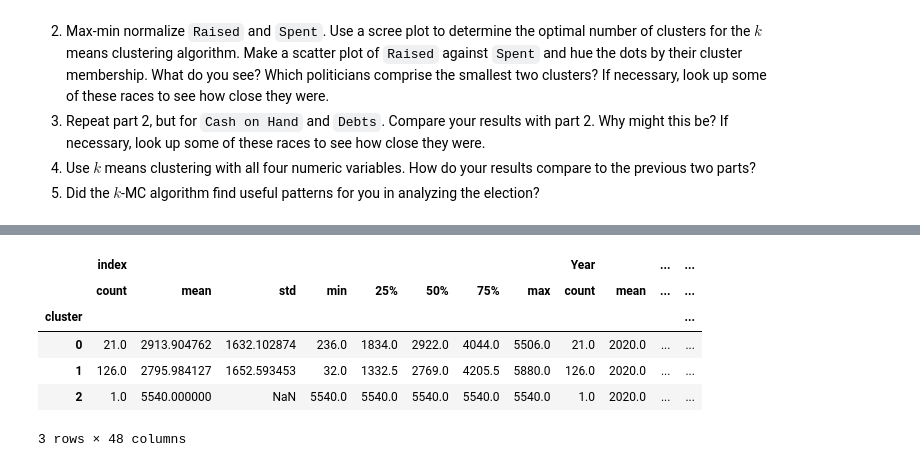
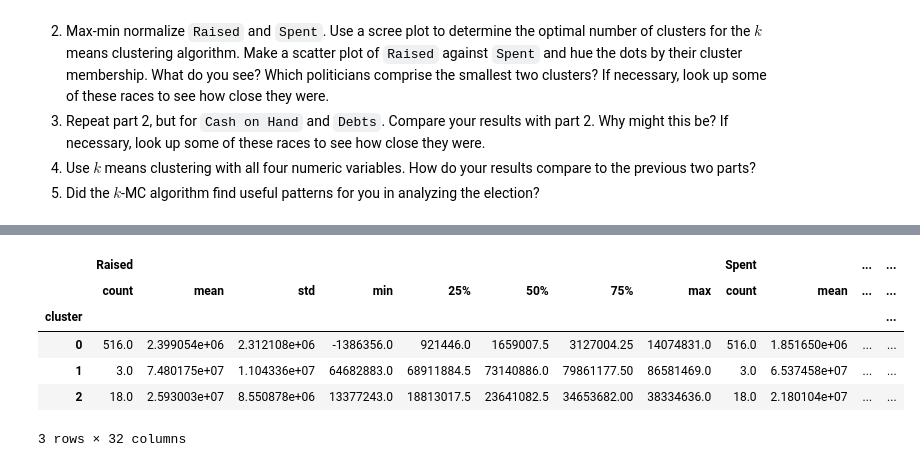
Before and after one commit to eaa3ug/clustering_assignment, a Jupyter notebook: assignment_clustering.ipynb, the cells around one changed output, grey strips where cells are left out. Drawn from its saved outputs; the diff is of its cells as text; code cells hidden in the pictures.

```diff
--- a/assignment_clustering.ipynb
+++ b/assignment_clustering.ipynb
@@ -130,4 +122,4 @@ When using the elbow method, we are looking for the point at which adding more c
 # %%
-spending = pd.read_csv("SIPRI Military Expenditure Database.csv")
-spending.head()
+fundraising = pd.read_csv("2022 election cycle fundraising.csv")
+fundraising.head()
 # %% [output]
@@ -140,8 +132,6 @@ spending.head()
 # %%
-spending = spending[spending["Year"] == 2020]
-spending = spending.dropna()
-spending.head()
-spending.value_counts()
-
-#I don't see the need for any further cleaning
+fundraising = fundraising.loc[:, ["Raised", "Spent", "Cash on Hand", "Debts"]]
+fundraising = fundraising.replace("[\$,]", "", regex=True).astype(float)
+fundraising = fundraising.replace(np.nan, 0)
+fundraising.head()
 # %% [output]
@@ -163,9 +144,9 @@ dtype: int64
 # %%
 from sklearn.preprocessing import MinMaxScaler
 
-specifics = ['Spending (2020 USD)', 'Spending per Capita']
+specifics = ['Raised', 'Spent']
 
-X = spending[specifics].to_numpy()
+X = fundraising[specifics].to_numpy()
 
 scaler = MinMaxScaler()
 X_scaled = scaler.fit_transform(X)
@@ -184,9 +165,9 @@ scree_plot = sns.lineplot(x=np.arange(1,k_bar+1), y=SSE, label=value).set_title(
 # %%
 k_pred = 3
 model = KMeans(n_clusters=k_pred, max_iter=300, n_init=10, random_state=0)
-spending["cluster"] = model.fit_predict(X_scaled)
+fundraising["cluster"] = model.fit_predict(X_scaled)
 
-sns.scatterplot(data=spending, x="Spending (2020 USD)", y="Spending per Capita", hue="cluster")
+sns.scatterplot(data=fundraising, x="Raised", y="Spent", hue="cluster")
 plt.title("Scatterplot")
 plt.show()
 # %% [output]
@@ -194,10 +175,10 @@ plt.show()
 # %%
-spending.groupby("cluster").describe()
+fundraising.groupby("cluster").describe()
 # %% [output]
-|  | index |  |  |  |  |  |  |  | Year |  | ... | ... |
+|  | Raised |  |  |  |  |  |  |  | Spent |  | ... | ... |
 |  | count | mean | std | min | 25% | 50% | 75% | max | count | mean | ... | ... |
 | cluster |  |  |  |  |  |  |  |  |  |  |  | ... |
-| 0 | 21.0 | 2913.904762 | 1632.102874 | 236.0 | 1834.0 | 2922.0 | 4044.0 | 5506.0 | 21.0 | 2020.0 | ... | ... |
-| 1 | 126.0 | 2795.984127 | 1652.593453 | 32.0 | 1332.5 | 2769.0 | 4205.5 | 5880.0 | 126.0 | 2020.0 | ... | ... |
-| 2 | 1.0 | 5540.000000 | NaN | 5540.0 | 5540.0 | 5540.0 | 5540.0 | 5540.0 | 1.0 | 2020.0 | ... | ... |
+| 0 | 516.0 | 2.399054e+06 | 2.312108e+06 | -1386356.0 | 921446.0 | 1659007.5 | 3127004.25 | 14074831.0 | 516.0 | 1.851650e+06 | ... | ... |
+| 1 | 3.0 | 7.480175e+07 | 1.104336e+07 | 64682883.0 | 68911884.5 | 73140886.0 | 79861177.50 | 86581469.0 | 3.0 | 6.537458e+07 | ... | ... |
+| 2 | 18.0 | 2.593003e+07 | 8.550878e+06 | 13377243.0 | 18813017.5 | 23641082.5 | 34653682.00 | 38334636.0 | 18.0 | 2.180104e+07 | ... | ... |
-3 rows × 48 columns
+3 rows × 32 columns
```
Also changed, not shown: parts of 6 cells of this notebook.
